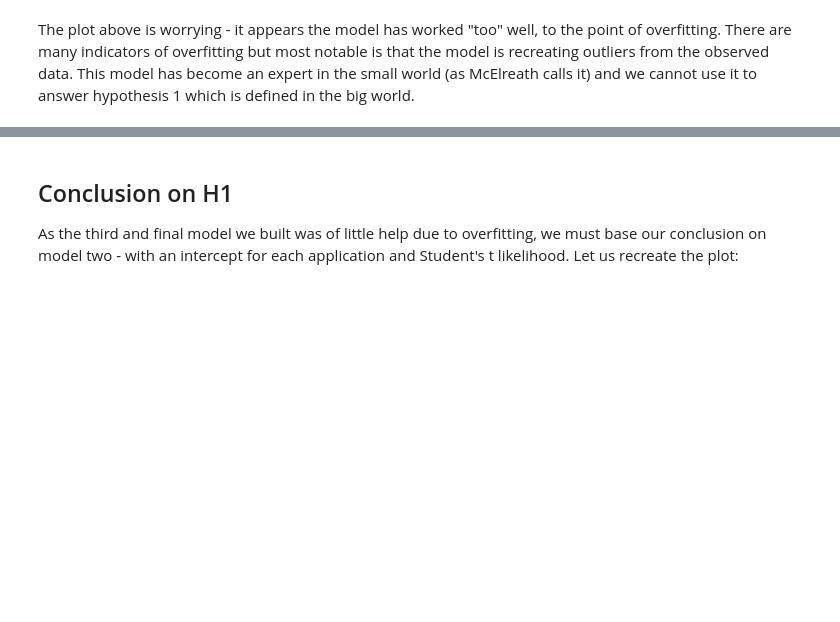
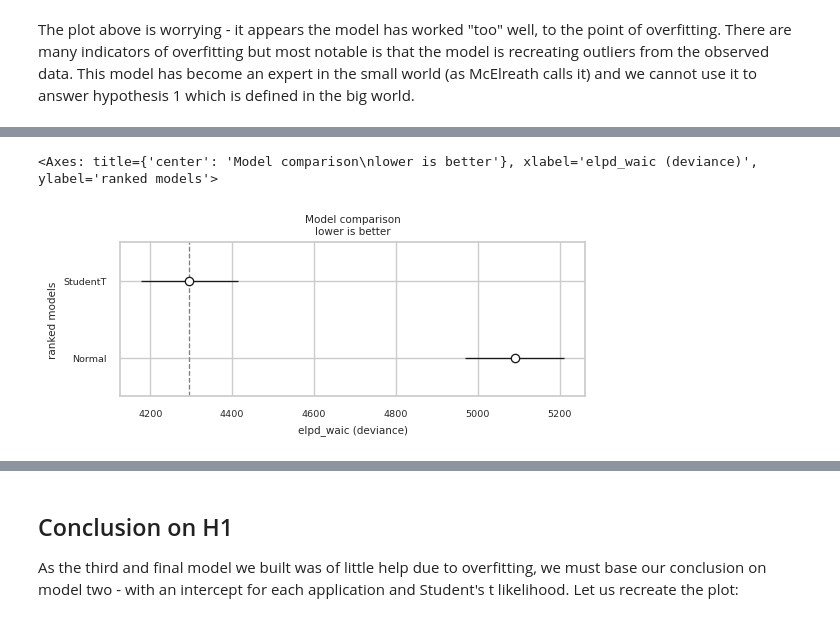
Before and after one commit to joakimGD/PRPRO-exam, a Jupyter notebook: main-question.ipynb, the cells around one changed output, grey strips where cells are left out. Cells and saved outputs as stored; diff of their text form; code cells hidden in the pictures; blank space fills up the shorter version.

```diff
--- a/main-question.ipynb
+++ b/main-question.ipynb
@@ -811,0 +822,5 @@ We see that the model using a lognormal likelihood has a better predictive capab
+# %%
+az.plot_compare(comp_df=compare_df)
+# %% [output]
+<Axes: title={'center': 'Model comparison\nlower is better'}, xlabel='elpd_waic (deviance)', ylabel='ranked models'>
+[figure, added]
```
Also changed, not shown: parts of 10 cells of this notebook.
